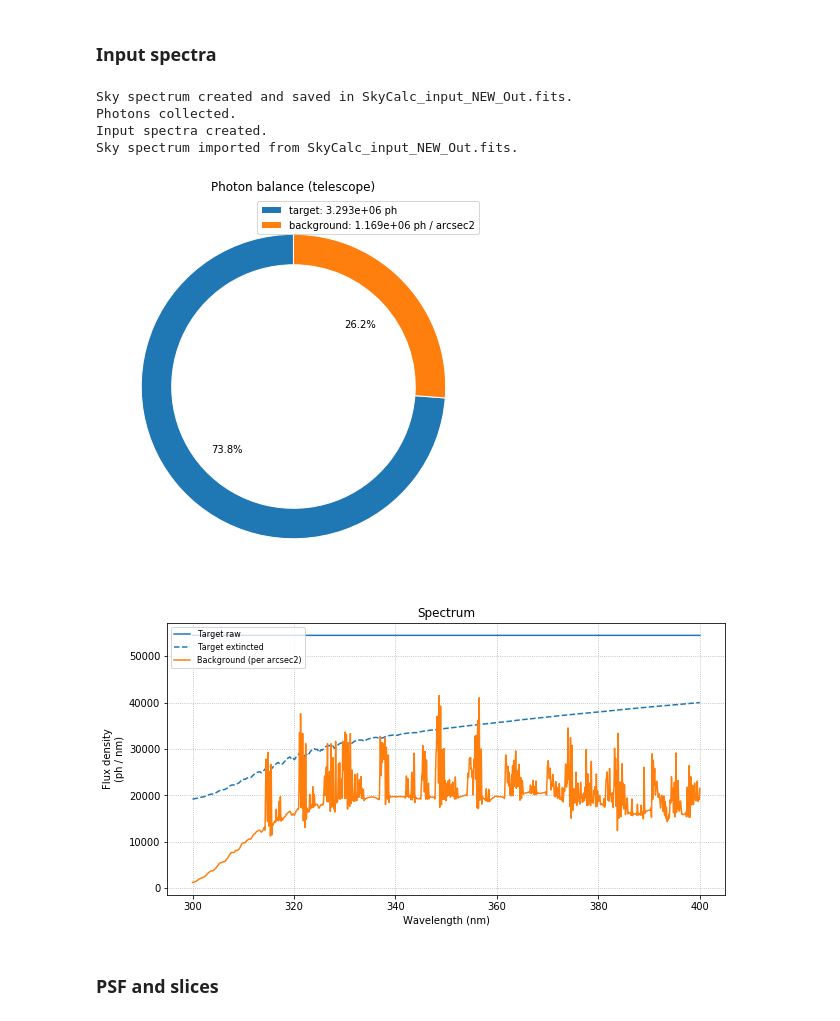
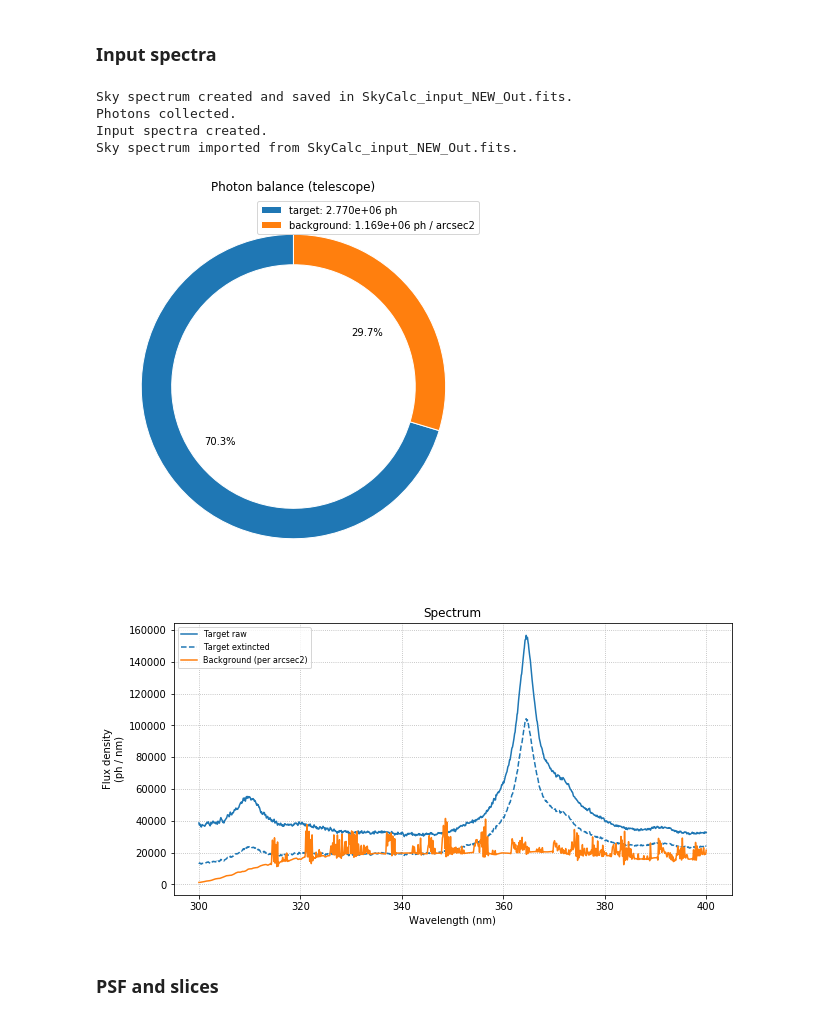
Before and after one commit to gcupani/cubes, a Jupyter notebook: CUBES E2E simulator (compact).ipynb, the cells around one changed output. Saved outputs shown, nothing was run; the diff lists cells and outputs as text; code cells hidden in the pictures.

```diff
--- a/CUBES E2E simulator (compact).ipynb
+++ b/CUBES E2E simulator (compact).ipynb
@@ -7,33 +7,33 @@
 # %% [markdown]
 ### Input spectra
 # %%
-sim.spec_templ = 'flat'  # Template ('flat', 'PL', 'custom')
-sim.spec_file = 'Science_Spectra/flux_D_m1_0.spec-2col.txt'  # Path to file
+sim.spec_templ = 'custom'  # Template ('flat', 'PL', 'custom')
+sim.spec_file = 'Science_Spectra/Zheng+97.txt'  # Path to file
 
 sim.mag_syst = 'Vega'  # System ('Vega')
 sim.mag_band = 'U'  # Band ('U', 'B', 'V', 'R', 'I', 'J', 'H', 'K' for Vega)
 sim.targ_mag = 21  # Magnitude
 
-sim.qso_zem = None  # Emission redshift
-sim.qso_lya_abs = False  # Lyman-alpha absorption
+sim.qso_zem = 2.0  # Emission redshift
+sim.qso_lya_abs = True  # Lyman-alpha absorption
 
 sim.airmass = 1.16  # Airmass
 sim.pwv = 2.5  # Precipitable water vapor
 sim.moond = 0  # Days from new moon
 try:
     %run -i SkyCalc_Call.py  # Uncomment this to skip call to SkyCalc
 except:
     sim.bckg_mag = 22.5 # Background magnitude
 
 sim.texp = 3600*au.s  # Exposure time
 sim.spec_in()
 # %% [output]
 Sky spectrum created and saved in SkyCalc_input_NEW_Out.fits.
 Photons collected.
 Input spectra created.
 Sky spectrum imported from SkyCalc_input_NEW_Out.fits.
-[figure, old version]
+[figure, new version]
-[figure, old version]
+[figure, new version]
 # %% [markdown]
 ### PSF and slices
 # %%
```
Also changed, not shown: parts of 3 cells of this notebook, 2 other files.
